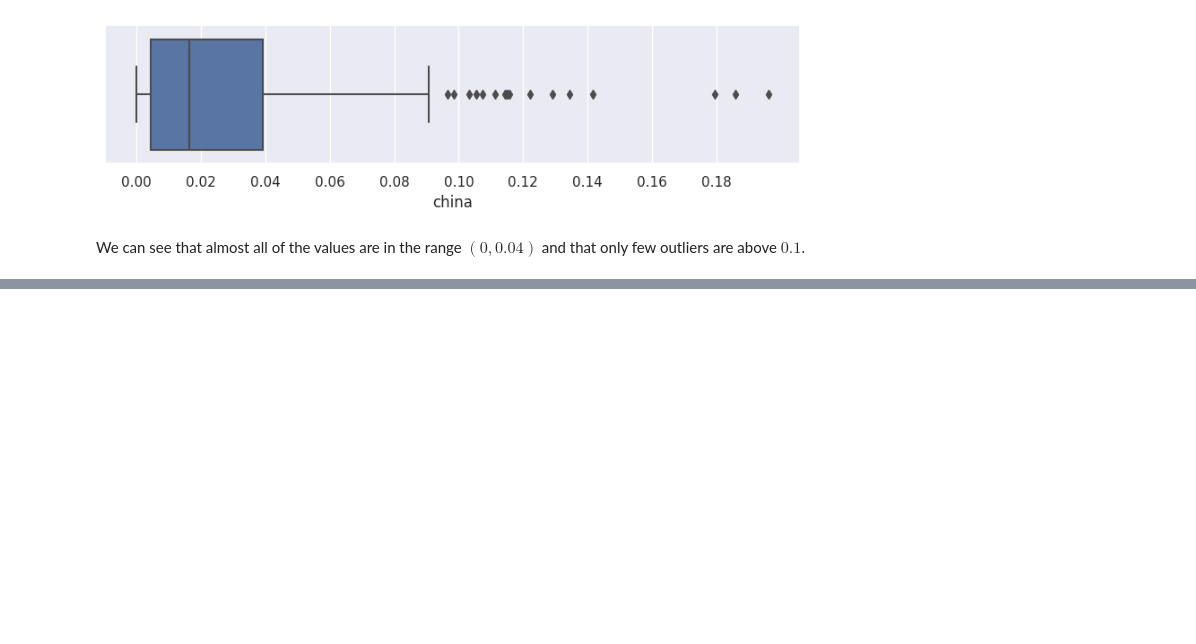
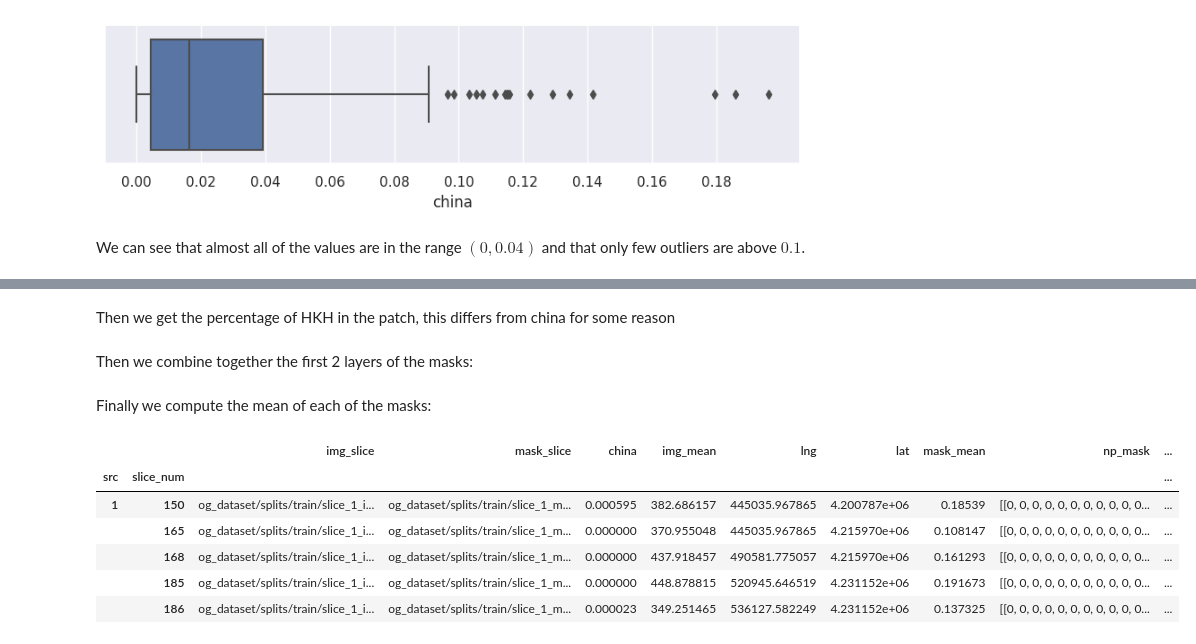
Before and after one commit to jonasbarth/fds-2022-final-project, a Jupyter notebook: preprocessing.ipynb, the cells around one changed output, grey strips where cells are left out. Saved outputs shown, nothing was run; the diff lists cells and outputs as text; code cells hidden in the pictures; blank space fills up the shorter version.

```diff
--- a/preprocessing.ipynb
+++ b/preprocessing.ipynb
@@ -168,0 +186,2 @@ We can see that almost all of the values are in the range $(0, 0.04)$ and that o
+# %% [markdown]
+Then we get the percentage of HKH in the patch, this differs from china for some reason
@@ -168,0 +192,2 @@ We can see that almost all of the values are in the range $(0, 0.04)$ and that o
+# %% [markdown]
+Then we combine together the first 2 layers of the masks:
@@ -168,0 +198,16 @@ We can see that almost all of the values are in the range $(0, 0.04)$ and that o
+# %% [markdown]
+Finally we compute the mean of each of the masks:
+# %%
+test_data.mask_mean = test_data.np_mask.map(lambda m: m.mean(), na_action='ignore')
+train_data.mask_mean = train_data.np_mask.map(lambda m: m.mean(), na_action='ignore')
+dev_data.mask_mean = dev_data.np_mask.map(lambda m: m.mean(), na_action='ignore')
+
+train_data.head()
+# %% [output]
+|  |  | img_slice | mask_slice | china | img_mean | lng | lat | mask_mean | np_mask | ... |
+| src | slice_num |  |  |  |  |  |  |  |  | ... |
+| 1 | 150 | og_dataset/splits/train/slice_1_i... | og_dataset/splits/train/slice_1_m... | 0.000595 | 382.686157 | 445035.967865 | 4.200787e+06 | 0.18539 | [[0, 0, 0, 0, 0, 0, 0, 0, 0, 0, 0... | ... |
+|  | 165 | og_dataset/splits/train/slice_1_i... | og_dataset/splits/train/slice_1_m... | 0.000000 | 370.955048 | 445035.967865 | 4.215970e+06 | 0.108147 | [[0, 0, 0, 0, 0, 0, 0, 0, 0, 0, 0... | ... |
+|  | 168 | og_dataset/splits/train/slice_1_i... | og_dataset/splits/train/slice_1_m... | 0.000000 | 437.918457 | 490581.775057 | 4.215970e+06 | 0.161293 | [[0, 0, 0, 0, 0, 0, 0, 0, 0, 0, 0... | ... |
+|  | 185 | og_dataset/splits/train/slice_1_i... | og_dataset/splits/train/slice_1_m... | 0.000000 | 448.878815 | 520945.646519 | 4.231152e+06 | 0.191673 | [[0, 0, 0, 0, 0, 0, 0, 0, 0, 0, 0... | ... |
+|  | 186 | og_dataset/splits/train/slice_1_i... | og_dataset/splits/train/slice_1_m... | 0.000023 | 349.251465 | 536127.582249 | 4.231152e+06 | 0.137325 | [[0, 0, 0, 0, 0, 0, 0, 0, 0, 0, 0... | ... |
```
Also changed, not shown: parts of 12 cells of this notebook.
